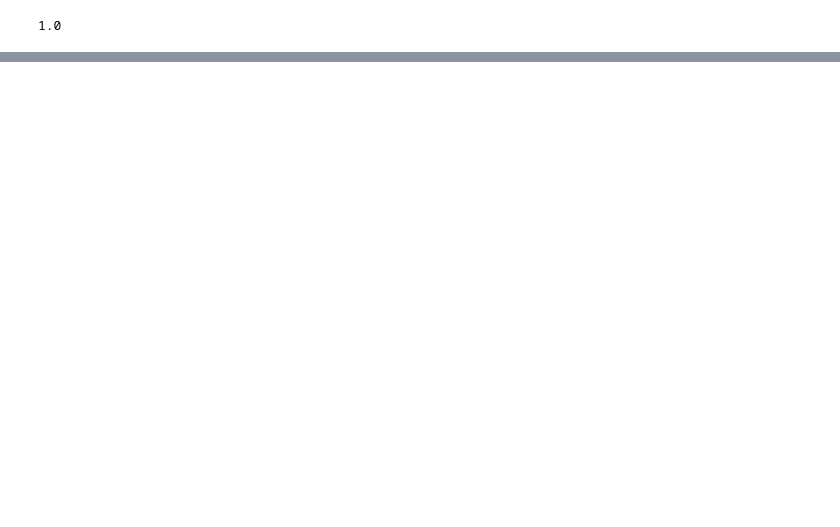
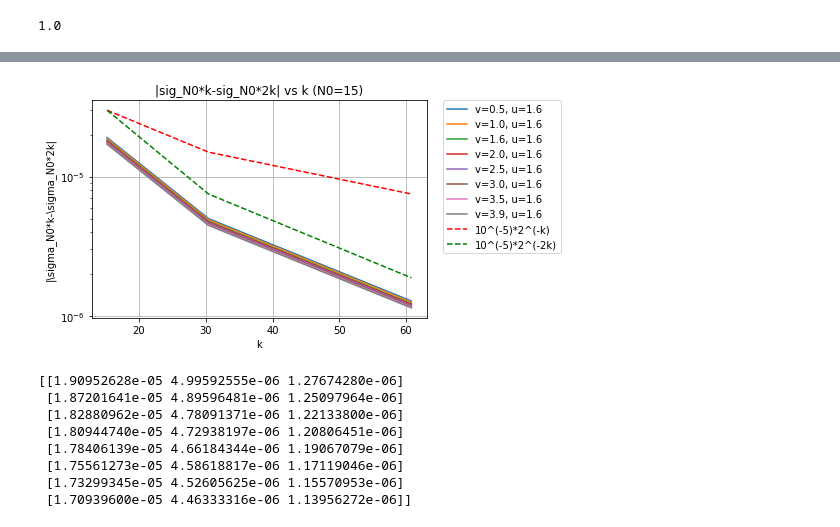
Before and after one commit to bpiotrzkowski/Double-Null-Code, a Jupyter notebook: Convergence Checker.ipynb, the cells around one changed output, grey strips where cells are left out. Cells and saved outputs as stored; diff of their text form; code cells hidden in the pictures; blank space fills up the shorter version.

```diff
--- a/Convergence Checker.ipynb
+++ b/Convergence Checker.ipynb
@@ -386,3 +361,36 @@ print(klist)
+# %%
+
+simlist=np.asarray(simlist)
+simlist=2**(simlist)*Nu/umax
+
+for j in range(0,len(vloc)):
+    plot=plt.plot(simlist,klist[j][:],label='v='+str(round(vloc[j]*vmax,1))+", u="+str(round(uloc[0]*umax,1)))
+plt.plot(simlist,sample,'r--',label='10^(-5)*2^(-k)')
+#plt.plot(simlist,sample2,'b--',label='10^(-3)*2^(-1k)')
+plt.plot(simlist,sample3,'g--',label='10^(-5)*2^(-2k)')
+plt.title('|sig_N0*k-sig_N0*2k| vs k (N0='+str(N0)+')')
+plt.xlabel('k')
+plt.legend(bbox_to_anchor=(1.05, 1), loc=2, borderaxespad=0.)
+#plt.xlim(1,10)
+#plt.ylim(10**(-10),10**(-1))
+plt.ylabel('|\sigma_N0*k-\sigma_N0*2k|')
+#plt.xscale('log')
+plt.yscale('log')
+plt.grid()
+#plt.savefig('ConTest-2ndorder-sig.png',dpi=300,bbox_inches="tight")
+plt.show()
+
+print(klist)
+# %% [output]
+[figure, added]
+[[1.90952628e-05 4.99592555e-06 1.27674280e-06]
+ [1.87201641e-05 4.89596481e-06 1.25097964e-06]
+ [1.82880962e-05 4.78091371e-06 1.22133800e-06]
+ [1.80944740e-05 4.72938197e-06 1.20806451e-06]
+ [1.78406139e-05 4.66184344e-06 1.19067079e-06]
+ [1.75561273e-05 4.58618817e-06 1.17119046e-06]
+ [1.73299345e-05 4.52605625e-06 1.15570953e-06]
+ [1.70939600e-05 4.46333316e-06 1.13956272e-06]]
 # %%
 Error1list=[]
 thrhold=0.01
```
Also changed, not shown: parts of 6 cells of this notebook, 4 other files.
